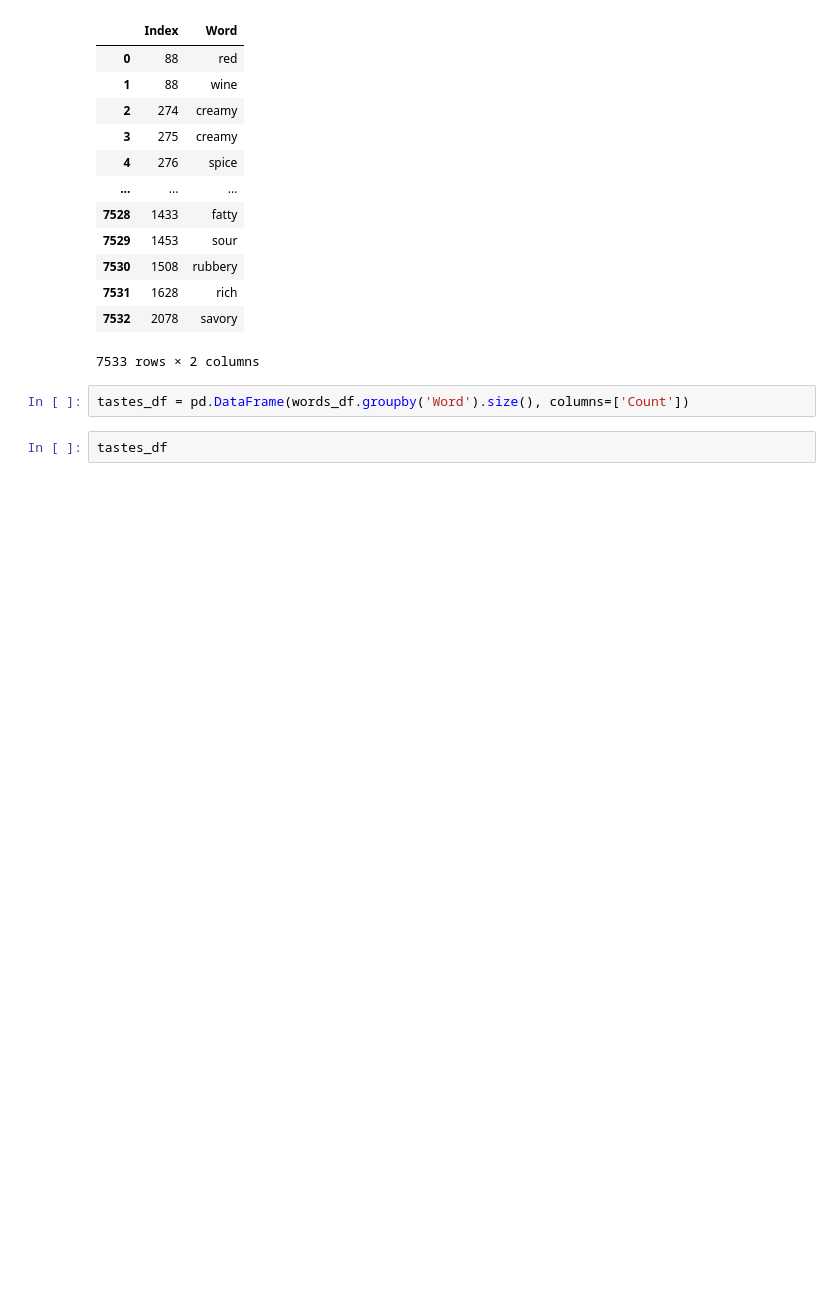
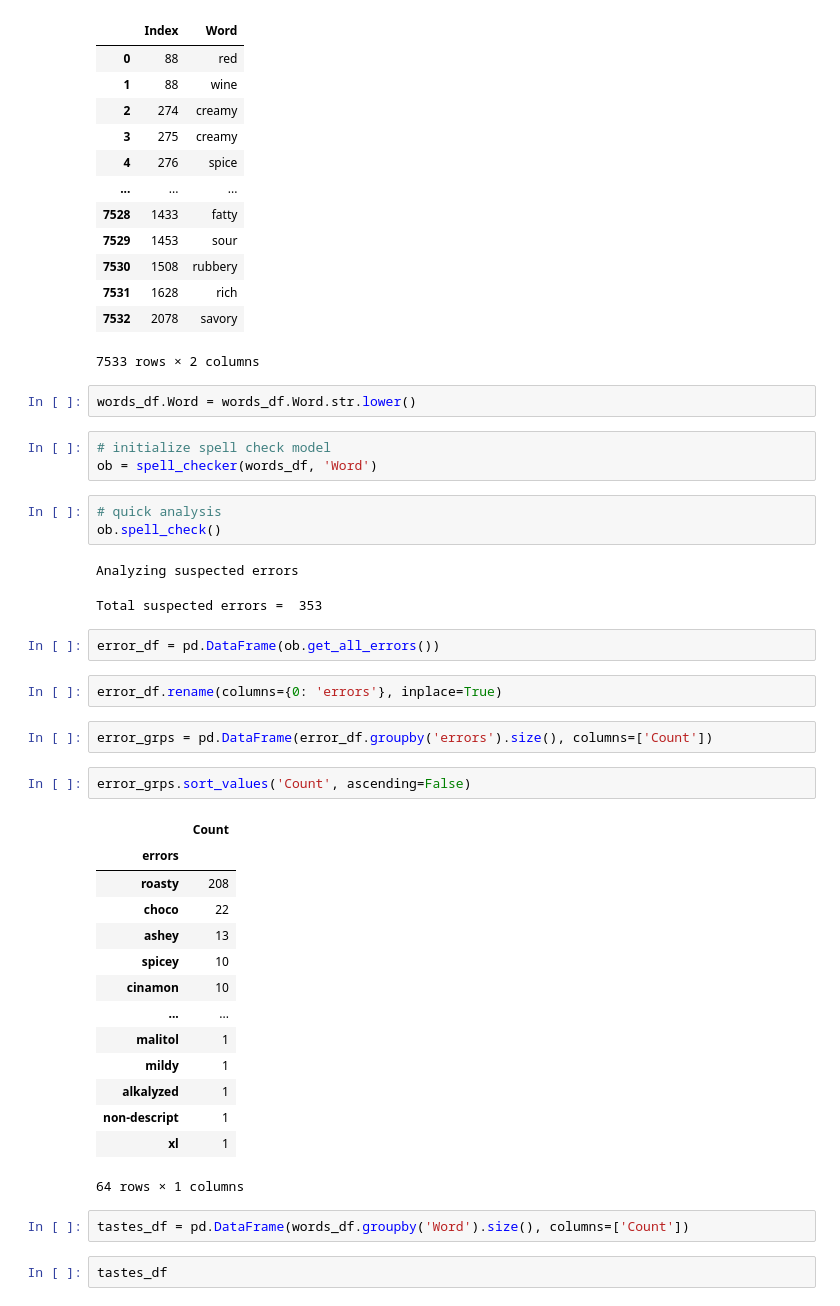
Before and after one commit to ambermiddendorf/chocolate_lovers, a Jupyter notebook: Tastes.ipynb, the cells around one changed output. Saved outputs shown, nothing was run; the diff lists cells and outputs as text; blank space fills up the shorter version.

Commit message:
error groups

```diff
--- a/Untitled.ipynb
+++ b/Tastes.ipynb
@@ -102,6 +103,40 @@ words_df
 | 7531 | 1628 | rich |
 | 7532 | 2078 | savory |
 7533 rows × 2 columns
+# %%
+words_df.Word = words_df.Word.str.lower()
+# %%
+# initialize spell check model
+ob = spell_checker(words_df, 'Word')
+# %%
+# quick analysis
+ob.spell_check()
+# %% [output]
+Analyzing suspected errors
+Total suspected errors =  353
+# %%
+error_df = pd.DataFrame(ob.get_all_errors())
+# %%
+error_df.rename(columns={0: 'errors'}, inplace=True)
+# %%
+error_grps = pd.DataFrame(error_df.groupby('errors').size(), columns=['Count'])
+# %%
+error_grps.sort_values('Count', ascending=False)
+# %% [output]
+|  | Count |
+| errors |  |
+| roasty | 208 |
+| choco | 22 |
+| ashey | 13 |
+| spicey | 10 |
+| cinamon | 10 |
+| ... | ... |
+| malitol | 1 |
+| mildy | 1 |
+| alkalyzed | 1 |
+| non-descript | 1 |
+| xl | 1 |
+64 rows × 1 columns
 # %%
 tastes_df = pd.DataFrame(words_df.groupby('Word').size(), columns=['Count'])
 # %%
```
Also changed, not shown: parts of 3 cells of this notebook, 1 other file.
